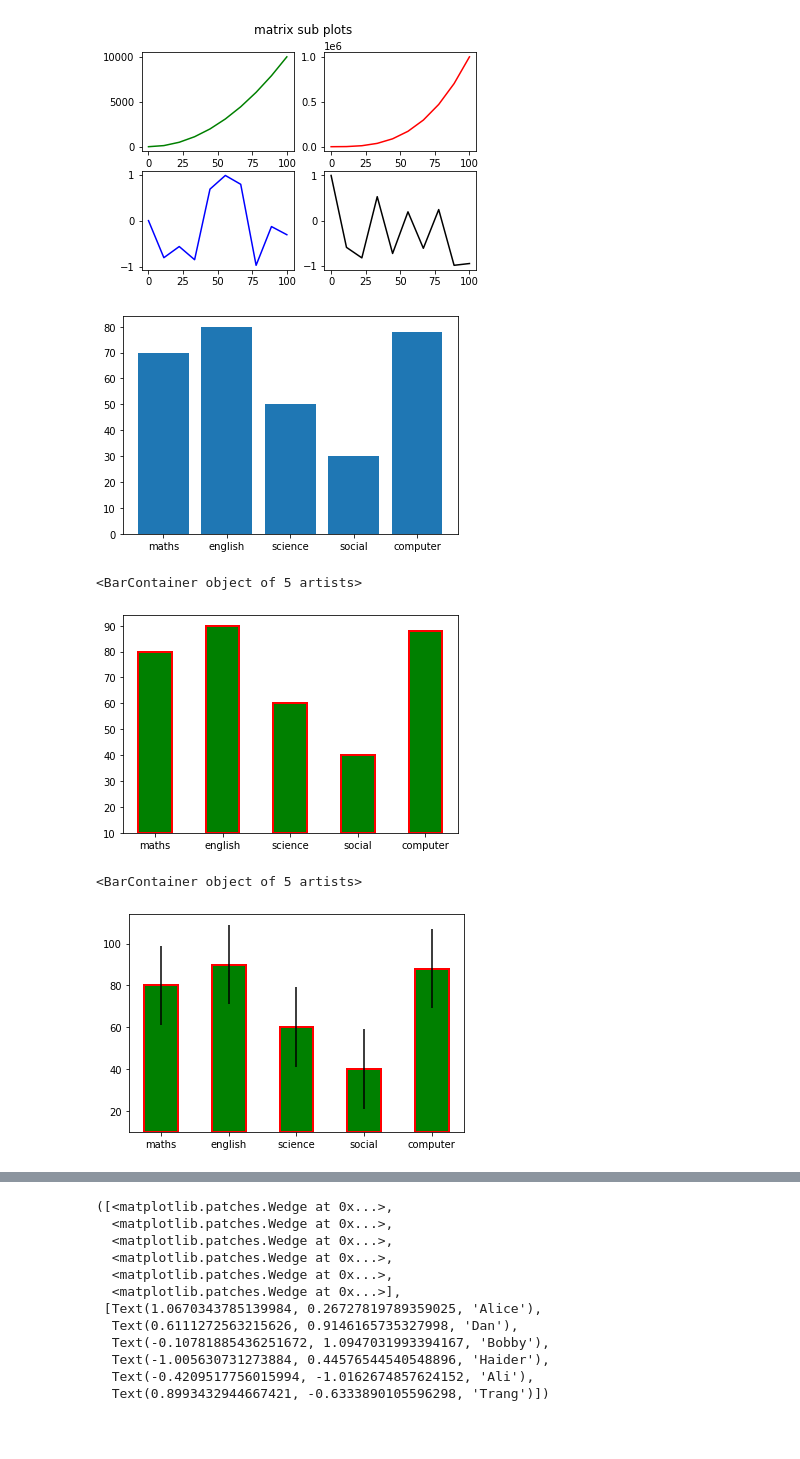
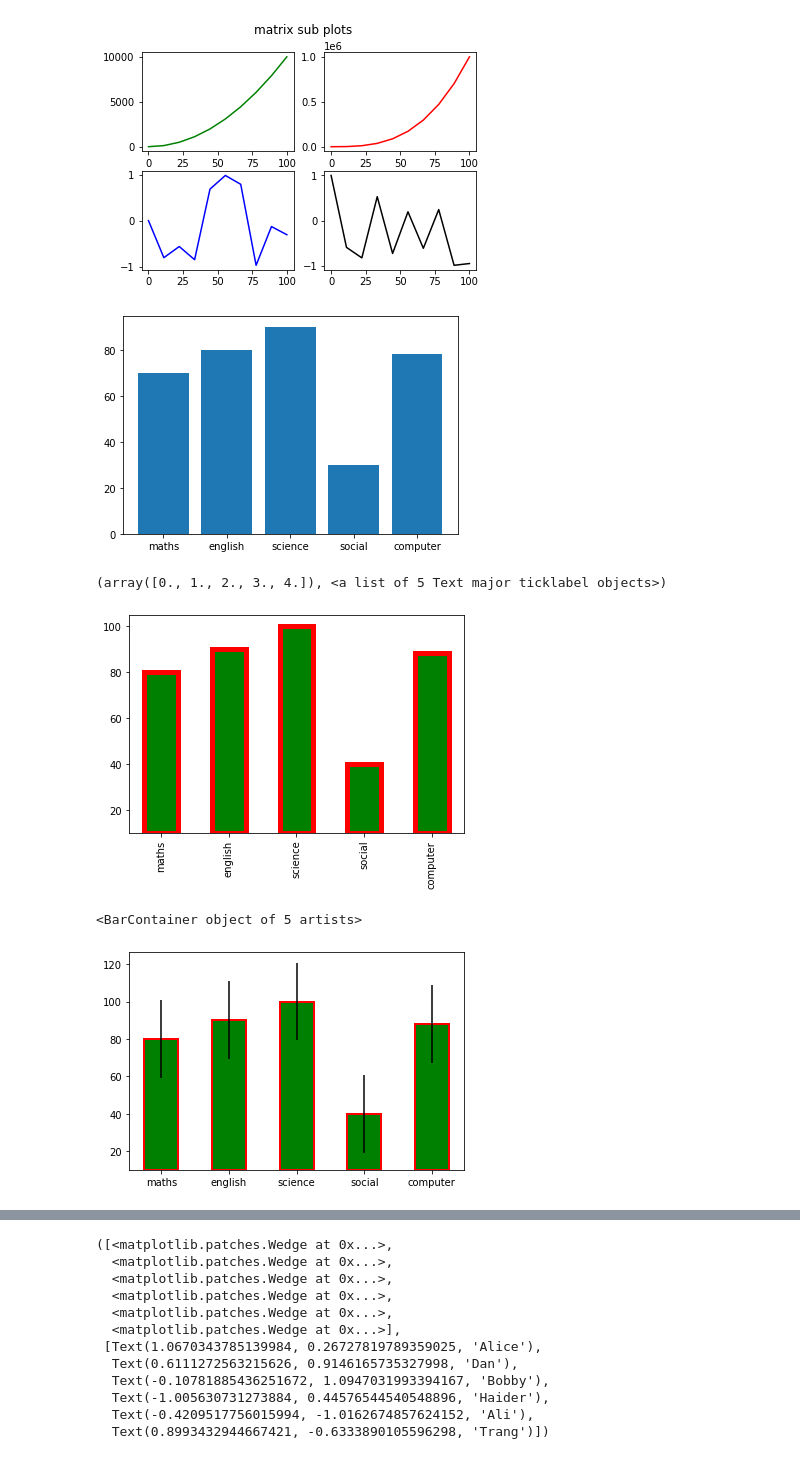
Before and after one commit to sagihaider/BootCamp-Python, a Jupyter notebook: Day_4.ipynb, the cells around one changed output, grey strips where cells are left out. Drawn from its saved outputs; the diff is of its cells as text; code cells hidden in the pictures; blank space fills up the shorter version.

```diff
--- a/Day_4.ipynb
+++ b/Day_4.ipynb
@@ -128,32 +127,40 @@ Text(0.5, 0.98, 'matrix sub plots')
 # x-axis is shows the subject and y -axis shows the markers in each subject
 
 subject = ['maths','english','science','social','computer']
-marks =[70,80,50,30,78]
+marks =[70,80,90,30,78]
 plt.bar(subject,marks)
 plt.show()
 # %% [output]
-[figure, old version]
+[figure, new version]
 # %%
 #let’s do some customizations
 #width – shows the bar width and default value is 0.8
 #color – shows the bar color
 #bottom – value from where the y – axis starts in the chart i.e., the lowest value on y-axis shown
 #align – to move the position of x-label, has two options ‘edge’ or ‘center’
 #edgecolor – used to color the borders of the bar
 #linewidth – used to adjust the width of the line around the bar
 #tick_label – to set the customized labels for the x-axis
 
-plt.bar(subject,marks,color ='g',width = 0.5,bottom=10,align ='center',edgecolor='r',linewidth=2,tick_label=subject)
+plt.bar(subject,marks,color ='g',width = 0.5,
+        bottom=10,align ='center',
+        edgecolor='r',linewidth=5,
+        tick_label=subject)
+plt.xticks(rotation = 90)
 # %% [output]
-<BarContainer object of 5 artists>
+(array([0., 1., 2., 3., 4.]), <a list of 5 Text major ticklabel objects>)
-[figure, old version]
+[figure, new version]
 # %%
 # errors bars could be added to represent the error values referring to an array value
 # here in this example we used standard deviation to show as error bars
-plt.bar(subject,marks,color ='g',width = 0.5,bottom=10,align ='center',edgecolor='r',linewidth=2,tick_label=subject, yerr=np.std(marks))
+plt.bar(subject,marks,color ='g',
+        width = 0.5,bottom=10,align ='center',
+        edgecolor='r',linewidth=2,
+        tick_label=subject,
+        yerr=np.std(marks))
 # %% [output]
 <BarContainer object of 5 artists>
-[figure, old version]
+[figure, new version]
 # %%
 # to plot horizontal bar plot use plt.barh() function
 plt.barh(subject,marks,color ='g',xerr=np.std(marks))
```
Also changed, not shown: parts of 25 cells of this notebook.
